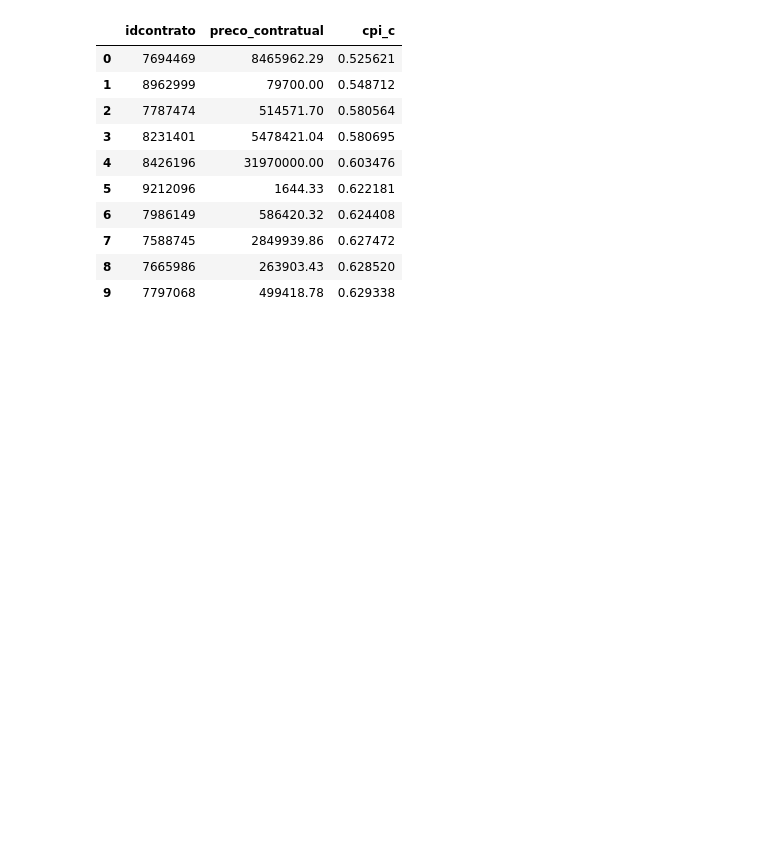
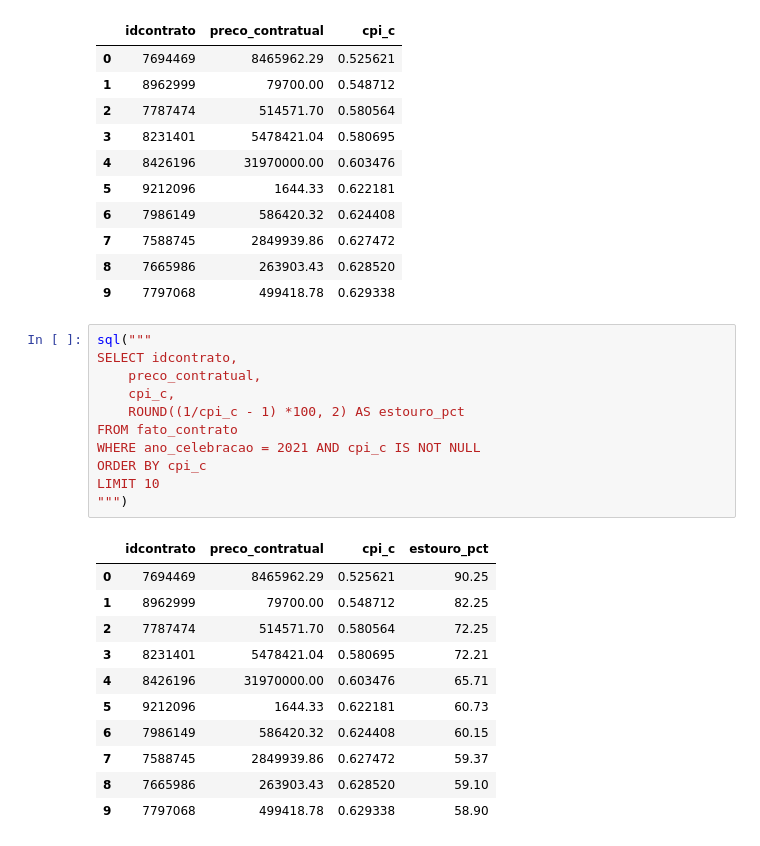
Before and after one commit to alicecosta-analytics/radar-obras-publicas, a Jupyter notebook: notebooks/03_sql.ipynb, the cells around one changed output. Drawn from its saved outputs; the diff is of its cells as text; blank space fills up the shorter version.

Commit message:
Fase 2: Lição 2 de SQL e consulta P2 (estouro por ano)

```diff
--- a/notebooks/03_sql.ipynb
+++ b/notebooks/03_sql.ipynb
@@ -111,3 +111,26 @@ LIMIT 10
 | 7 | 7588745 | 2849939.86 | 0.627472 |
 | 8 | 7665986 | 263903.43 | 0.628520 |
 | 9 | 7797068 | 499418.78 | 0.629338 |
+# %%
+sql("""
+SELECT idcontrato,
+    preco_contratual,
+    cpi_c,
+    ROUND((1/cpi_c - 1) *100, 2) AS estouro_pct
+FROM fato_contrato
+WHERE ano_celebracao = 2021 AND cpi_c IS NOT NULL
+ORDER BY cpi_c
+LIMIT 10
+""")
+# %% [output]
+|  | idcontrato | preco_contratual | cpi_c | estouro_pct |
+| 0 | 7694469 | 8465962.29 | 0.525621 | 90.25 |
+| 1 | 8962999 | 79700.00 | 0.548712 | 82.25 |
+| 2 | 7787474 | 514571.70 | 0.580564 | 72.25 |
+| 3 | 8231401 | 5478421.04 | 0.580695 | 72.21 |
+| 4 | 8426196 | 31970000.00 | 0.603476 | 65.71 |
+| 5 | 9212096 | 1644.33 | 0.622181 | 60.73 |
+| 6 | 7986149 | 586420.32 | 0.624408 | 60.15 |
+| 7 | 7588745 | 2849939.86 | 0.627472 | 59.37 |
+| 8 | 7665986 | 263903.43 | 0.628520 | 59.10 |
+| 9 | 7797068 | 499418.78 | 0.629338 | 58.90 |
```
Also changed, not shown: parts of 2 cells of this notebook, 1 other file.
